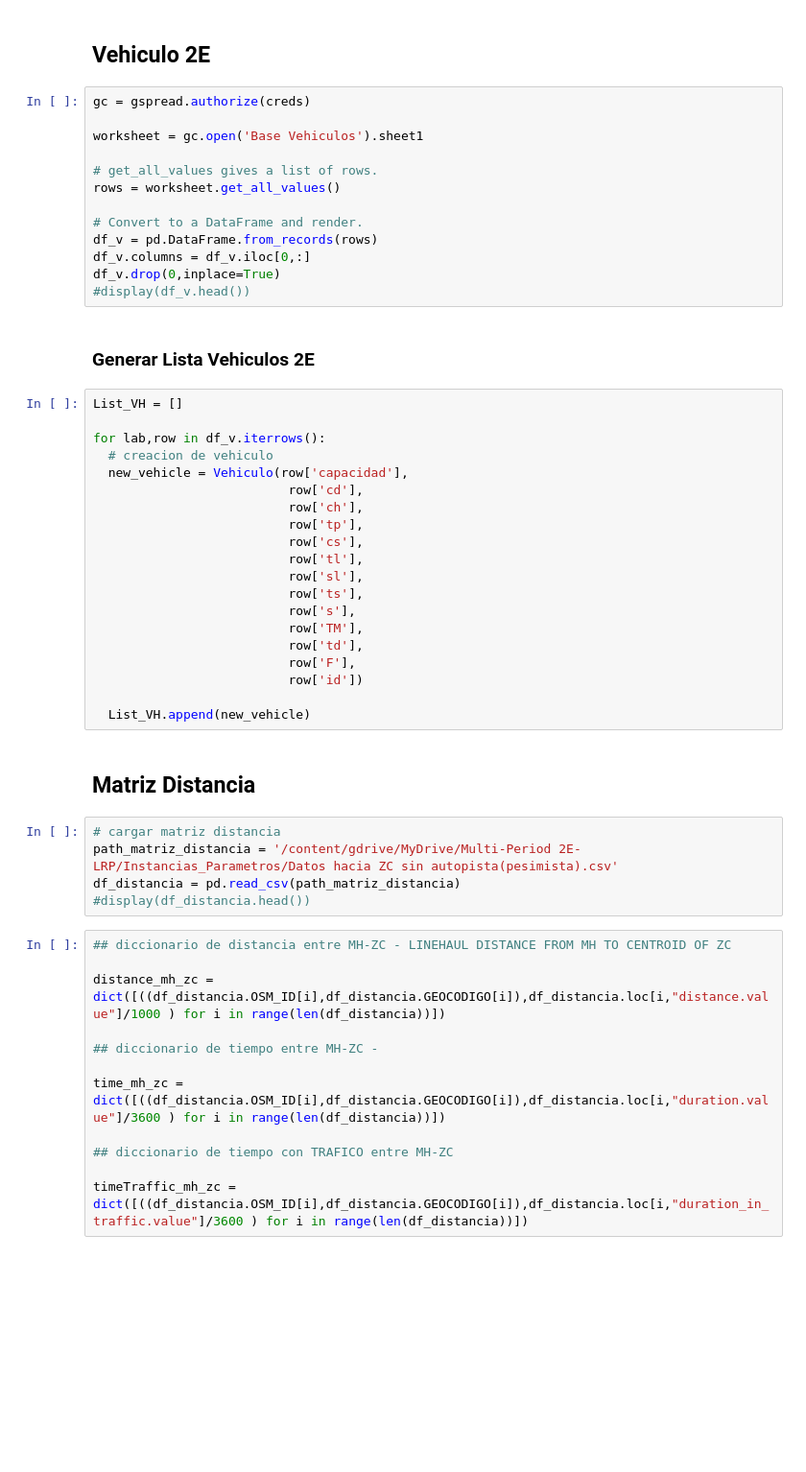
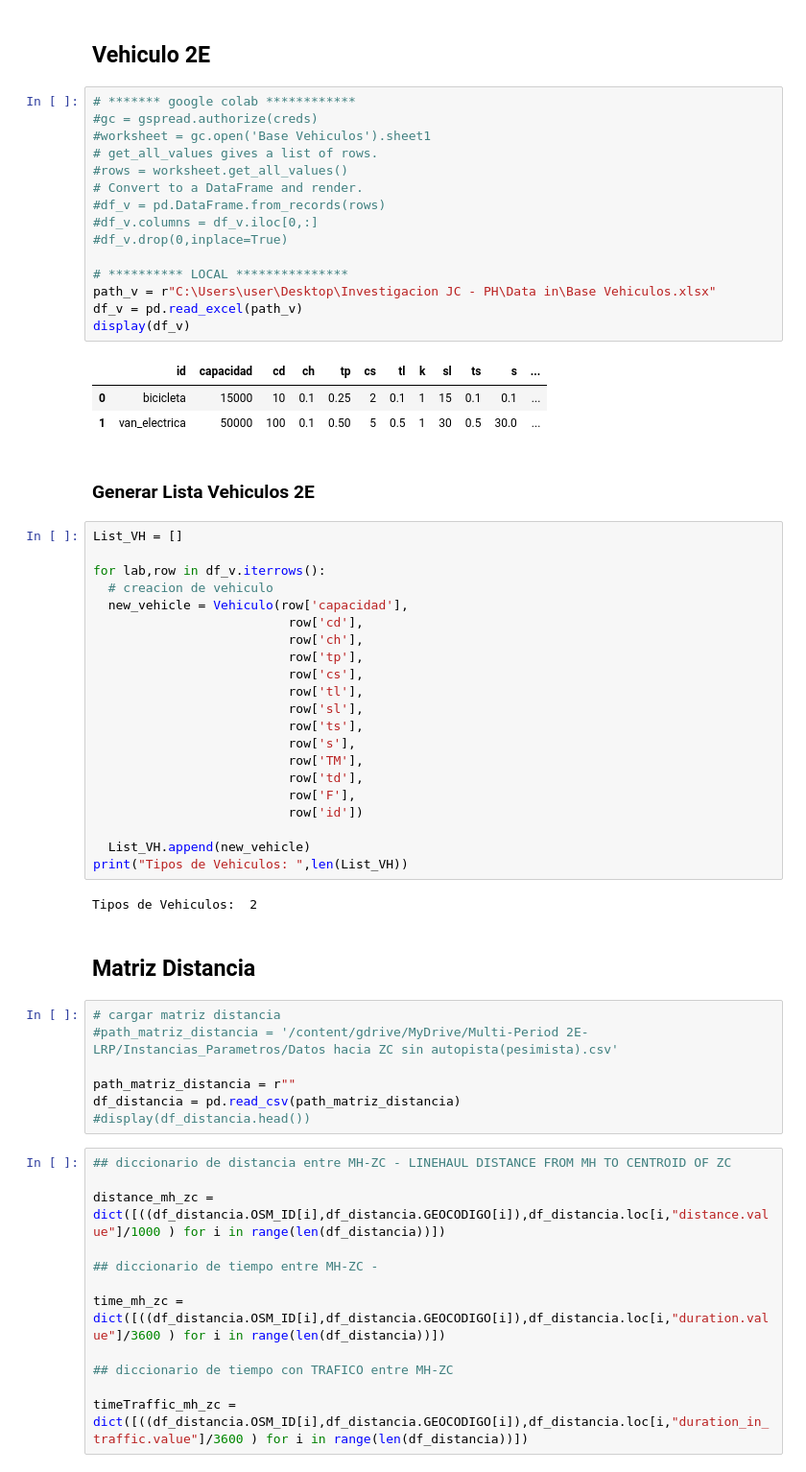
Before and after one commit to PitehrHurtado/ProjectMP2E, a Jupyter notebook: Code/Modelo 2 - Designing large-scale 2E urban delivery networks over a Multi-period Planning Horizon.ipynb, the cells around one changed output. Shown at 96% size. Cells and saved outputs as stored; diff of their text form; blank space fills up the shorter version.

```diff
--- a/Code/Modelo 2 - Designing large-scale 2E urban delivery networks over a Multi-period Planning Horizon.ipynb
+++ b/Code/Modelo 2 - Designing large-scale 2E urban delivery networks over a Multi-period Planning Horizon.ipynb
@@ -314,18 +353,24 @@ for lab, row in df_mh.iterrows():
 # %% [markdown]
 ## Vehiculo 2E
 # %%
-gc = gspread.authorize(creds)
+# ******* google colab ************
+#gc = gspread.authorize(creds)
+#worksheet = gc.open('Base Vehiculos').sheet1
+# get_all_values gives a list of rows.
+#rows = worksheet.get_all_values()
+# Convert to a DataFrame and render.
+#df_v = pd.DataFrame.from_records(rows)
+#df_v.columns = df_v.iloc[0,:]
+#df_v.drop(0,inplace=True)
 
-worksheet = gc.open('Base Vehiculos').sheet1
-
-# get_all_values gives a list of rows.
-rows = worksheet.get_all_values()
-
-# Convert to a DataFrame and render.
-df_v = pd.DataFrame.from_records(rows)
-df_v.columns = df_v.iloc[0,:]
-df_v.drop(0,inplace=True)
-#display(df_v.head())
+# ********** LOCAL ***************
+path_v = r"C:\Users\user\Desktop\Investigacion JC - PH\Data in\Base Vehiculos.xlsx"
+df_v = pd.read_excel(path_v)
+display(df_v)
+# %% [output]
+|  | id | capacidad | cd | ch | tp | cs | tl | k | sl | ts | s | ... |
+| 0 | bicicleta | 15000 | 10 | 0.1 | 0.25 | 2 | 0.1 | 1 | 15 | 0.1 | 0.1 | ... |
+| 1 | van_electrica | 50000 | 100 | 0.1 | 0.50 | 5 | 0.5 | 1 | 30 | 0.5 | 30.0 | ... |
 # %% [markdown]
 ### Generar Lista Vehiculos 2E
 # %%
@@ -348,11 +393,16 @@ for lab,row in df_v.iterrows():
                           row['id'])
 
   List_VH.append(new_vehicle)
+print("Tipos de Vehiculos: ",len(List_VH))
+# %% [output]
+Tipos de Vehiculos:  2
 # %% [markdown]
 ## Matriz Distancia
 # %%
 # cargar matriz distancia
-path_matriz_distancia = '/content/gdrive/MyDrive/Multi-Period 2E-LRP/Instancias_Parametros/Datos hacia ZC sin autopista(pesimista).csv'
+#path_matriz_distancia = '/content/gdrive/MyDrive/Multi-Period 2E-LRP/Instancias_Parametros/Datos hacia ZC sin autopista(pesimista).csv'
+
+path_matriz_distancia = r""
 df_distancia = pd.read_csv(path_matriz_distancia)
 #display(df_distancia.head())
 # %%
```
Also changed, not shown: parts of 11 cells of this notebook, 1 other file.
